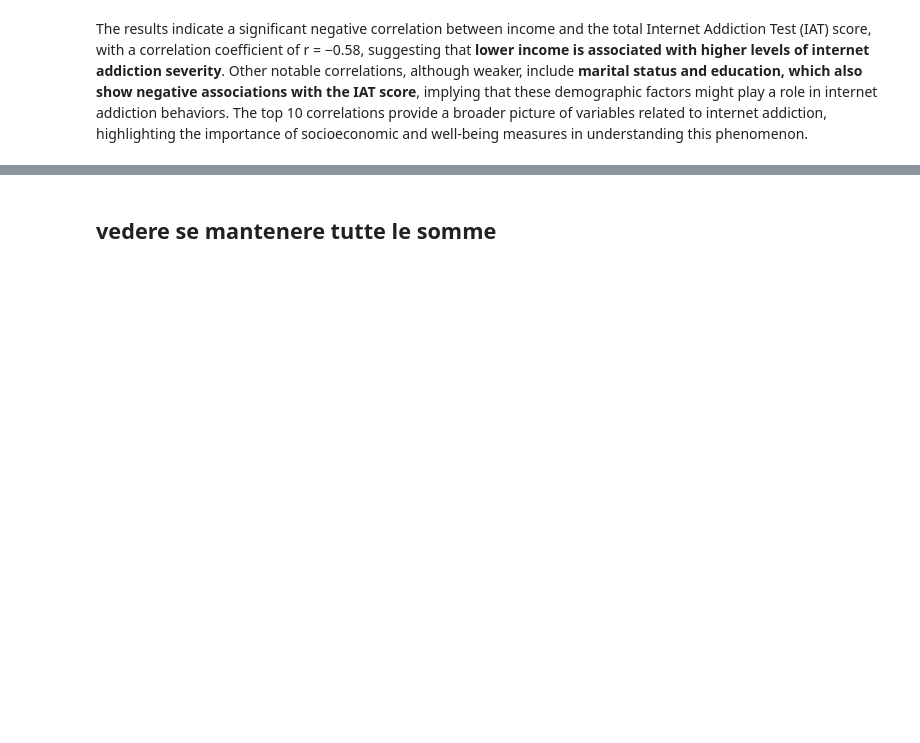
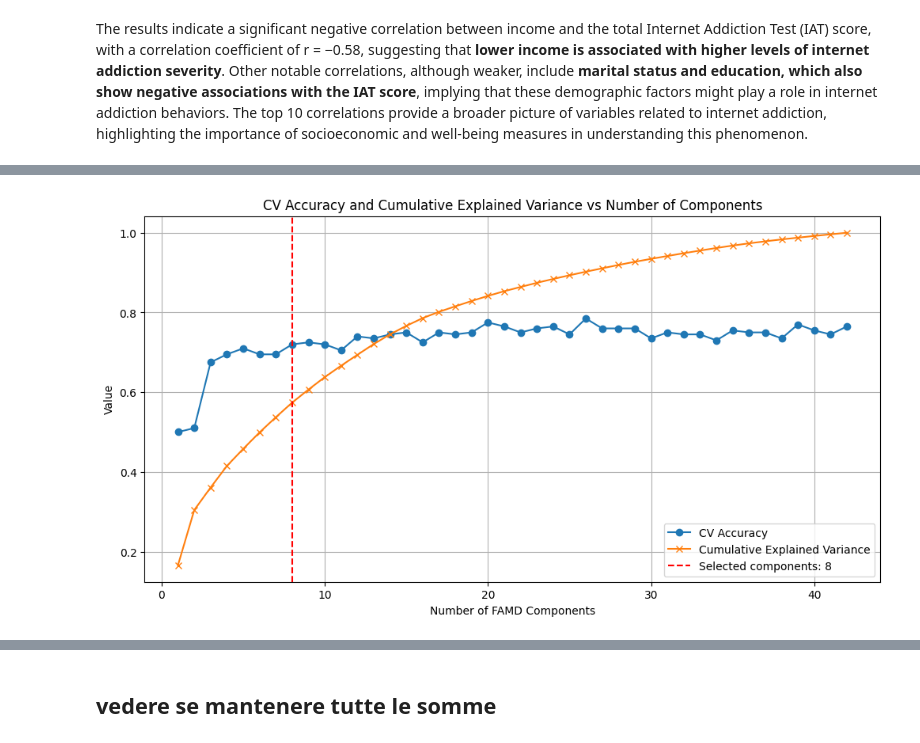
Before and after one commit to francescaius/ehealth2025_gruppo12, a Jupyter notebook: eHealthProject_20252026/dataset_analysis copy2.ipynb, the cells around one changed output, grey strips where cells are left out. Drawn from its saved outputs; the diff is of its cells as text; code cells hidden in the pictures; blank space fills up the shorter version.

Commit message:
FAMD and clusters

```diff
--- a/eHealthProject_20252026/dataset_analysis copy2.ipynb
+++ b/eHealthProject_20252026/dataset_analysis copy2.ipynb
@@ -1595,0 +1738,13 @@ The top 10 correlations provide a broader picture of variables related to intern
+# %%
+from sklearn.preprocessing import StandardScaler
+
+# 1. Seleziona le colonne predittive (escludi somma IAT e addiction_level)
+predictor_columns = [col for col in df_filtered.columns if col not in ['sum_iat', 'addiction_level']]
+df_predictors = df_filtered[predictor_columns].copy()
+
+# 2. Identifica variabili numeriche
+num_cols = df_predictors.select_dtypes(include=[np.number]).columns
+
+# 3. Scaling delle variabili numeriche
+scaler = StandardScaler()
+df_predictors[num_cols] = scaler.fit_transform(df_predictors[num_cols])
@@ -1595,0 +1776,66 @@ The top 10 correlations provide a broader picture of variables related to intern
+# %%
+from sklearn.model_selection import cross_val_score
+from sklearn.linear_model import LogisticRegression
+import prince
+
+# Fit FAMD with maximum possible components
+max_components = min(len(df_predictors.columns), len(df_predictors))
+famd = prince.FAMD(n_components=max_components, n_iter=3, random_state=42)
+famd = famd.fit(df_predictors)
+
+# Transform predictors
+famd_components = famd.row_coordinates(df_predictors)
+
+# Target
+y = df_filtered['addiction_level']
+
+# Evaluate cross-validated accuracy for different numbers of components
+cv_scores = []
+component_range = range(1, max_components+1)
+
+for n in component_range:
+    X_subset = famd_components.iloc[:, :n]
+    model = LogisticRegression(max_iter=500)
+    scores = cross_val_score(model, X_subset, y, cv=5, scoring='accuracy')
+    cv_scores.append(scores.mean())
+
+# Compute cumulative explained variance
+eigenvalues = famd.eigenvalues_
+explained_variance = eigenvalues / eigenvalues.sum()
+cumulative_explained = explained_variance.cumsum()
+
+# Set limits for reasonable number of components for clustering/visualization
+min_components = 4
+max_reasonable = 8
+
+# Filter components that satisfy both CV accuracy peak and 70-90% explained variance
+variance_threshold_lower = 0.7
+variance_threshold_upper = 0.9
+
+# Components that satisfy cumulative explained variance threshold
+var_candidates = np.where((cumulative_explained >= variance_threshold_lower) &
+                          (cumulative_explained <= variance_threshold_upper))[0] + 1
+
+# Components that give highest CV accuracy within reasonable range
+cv_candidates = [n for n in range(min_components, max_reasonable + 1)]
+cv_scores_subset = [cv_scores[n-1] for n in cv_candidates]
+best_cv = cv_candidates[np.argmax(cv_scores_subset)]
+
+# Final recommended number of components: intersection of variance candidates and CV peak, capped to reasonable range
+final_candidates = [n for n in var_candidates if n in cv_candidates]
+optimal_n = final_candidates[0] if final_candidates else best_cv
+
+print(f"Recommended number of components for clustering/visualization: {optimal_n}")
+
+# Plot CV accuracy and cumulative explained variance
+plt.figure(figsize=(12,6))
+plt.plot(component_range, cv_scores, marker='o', label='CV Accuracy')
+plt.plot(component_range, cumulative_explained, marker='x', label='Cumulative Explained Variance')
+plt.axvline(optimal_n, color='red', linestyle='--', label=f'Selected components: {optimal_n}')
+plt.xlabel('Number of FAMD Components')
+plt.ylabel('Value')
+plt.title('CV Accuracy and Cumulative Explained Variance vs Number of Components')
+plt.legend()
+plt.grid(True)
+plt.show()
+# %% [output]
@@ -1595,0 +1843 @@ The top 10 correlations provide a broader picture of variables related to intern
+[figure, added]
```
Also changed, not shown: parts of 39 cells of this notebook, 2 other files.
